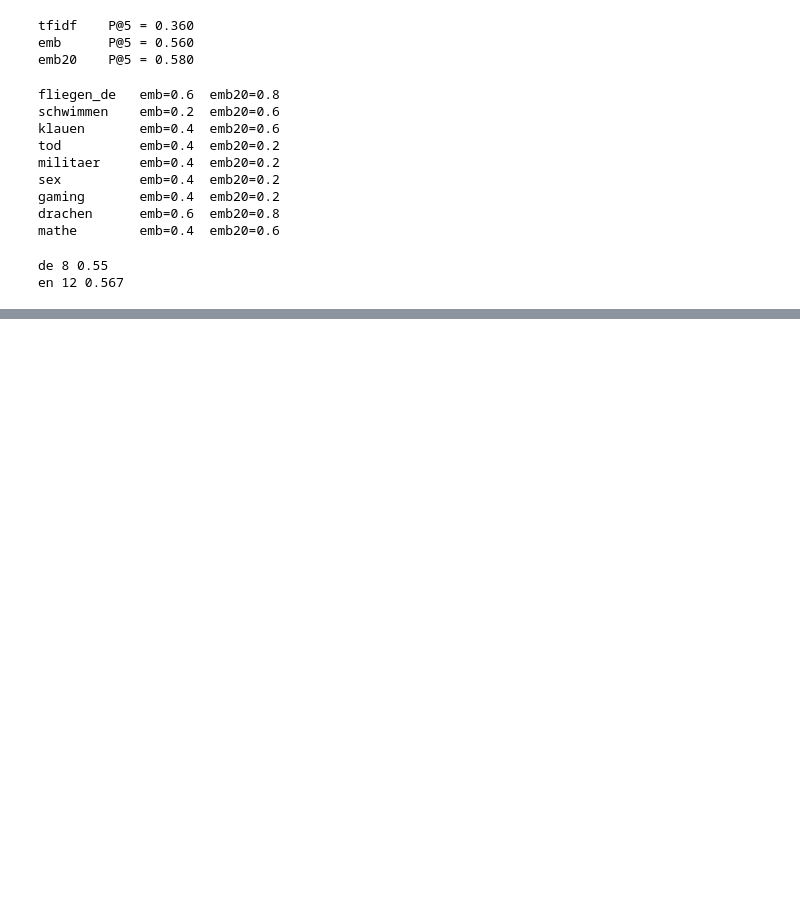
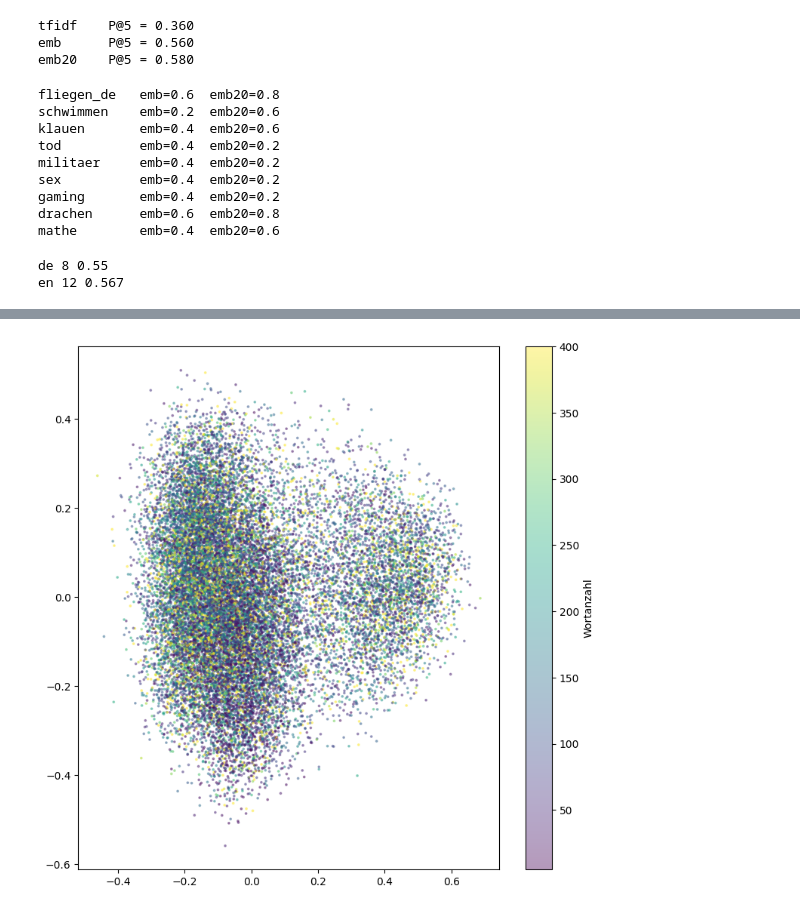
Before and after one commit to Gunnny/dream-atlas, a Jupyter notebook: notebooks/01_explore_data.ipynb, the cells around one changed output, grey strips where cells are left out. Cells and saved outputs as stored; diff of their text form; code cells hidden in the pictures; blank space fills up the shorter version.

```diff
--- a/notebooks/01_explore_data.ipynb
+++ b/notebooks/01_explore_data.ipynb
@@ -348,0 +428,8 @@ en 12 0.567
+# %%
+plt.figure(figsize=(9, 9))
+s = plt.scatter(XY[:, 0], XY[:, 1], s=3, alpha=0.4,
+                c=df_clean["word_count"].clip(upper=400), cmap="viridis")
+plt.colorbar(s, label="Wortanzahl")
+plt.show()
+# %% [output]
+[figure, added]
```
Also changed, not shown: parts of 31 cells of this notebook.
